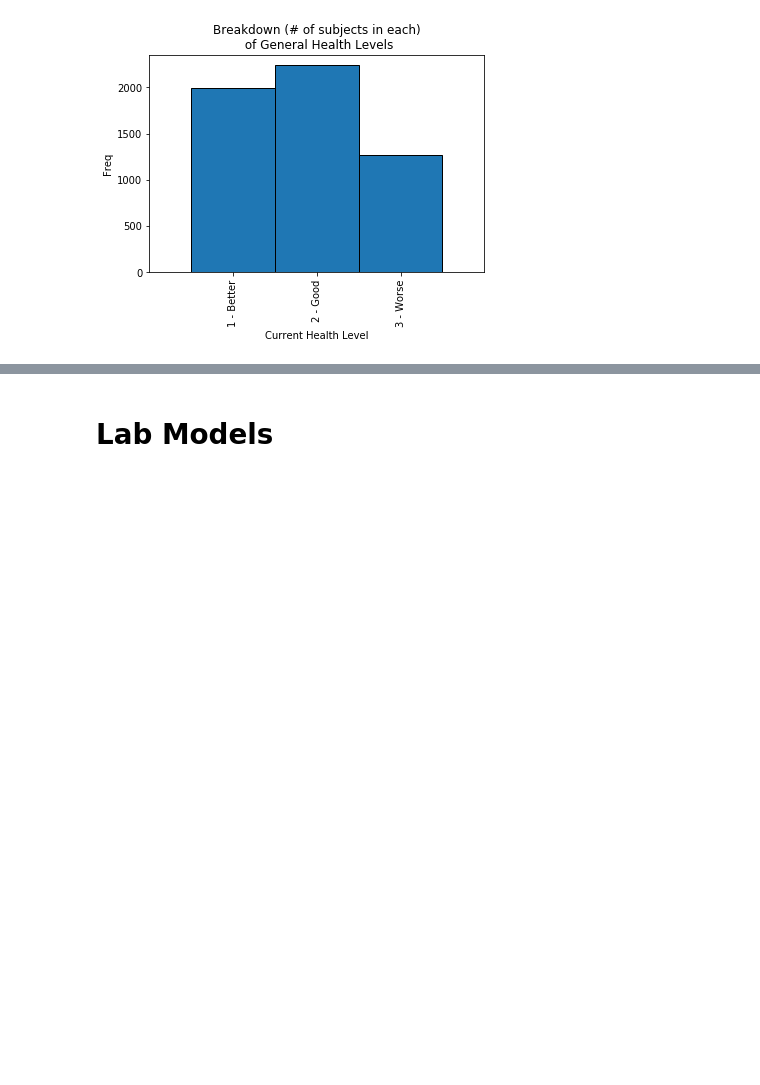
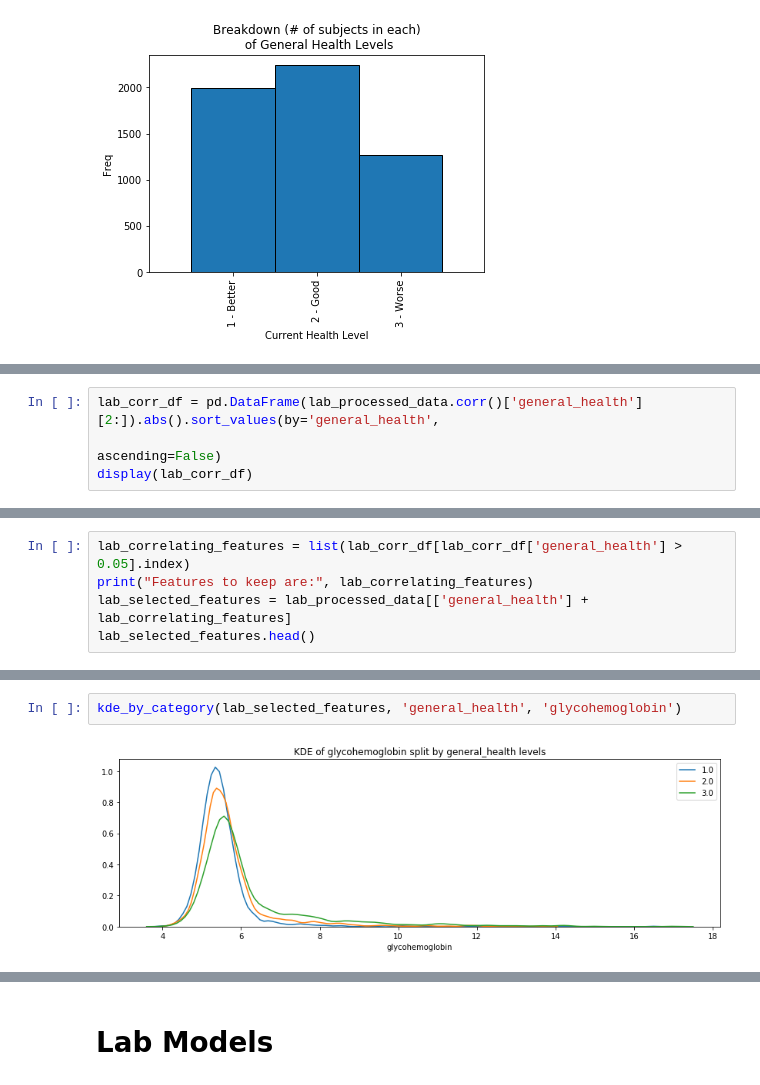
Before and after one commit to oconnoag/NHANES_General_Health_Prediction, a Jupyter notebook: general_health_eda_alijah3.ipynb, the cells around one changed output, grey strips where cells are left out. Saved outputs shown, nothing was run; the diff lists cells and outputs as text; blank space fills up the shorter version.

```diff
--- a/general_health_eda_alijah3.ipynb
+++ b/general_health_eda_alijah3.ipynb
@@ -217,0 +257,4 @@ plt.xticks(np.arange(1,4), ['1 - Better', '2 - Good', '3 - Worse'],
+# %%
+lab_corr_df = pd.DataFrame(lab_processed_data.corr()['general_health'][2:]).abs().sort_values(by='general_health',
+                                                                           ascending=False)
+display(lab_corr_df)
@@ -217,0 +282,5 @@ plt.xticks(np.arange(1,4), ['1 - Better', '2 - Good', '3 - Worse'],
+# %%
+lab_correlating_features = list(lab_corr_df[lab_corr_df['general_health'] > 0.05].index)
+print("Features to keep are:", lab_correlating_features)
+lab_selected_features = lab_processed_data[['general_health'] + lab_correlating_features]
+lab_selected_features.head()
@@ -217,0 +301,4 @@ plt.xticks(np.arange(1,4), ['1 - Better', '2 - Good', '3 - Worse'],
+# %%
+kde_by_category(lab_selected_features, 'general_health', 'glycohemoglobin')
+# %% [output]
+[figure, added]
```
Also changed, not shown: parts of 50 cells of this notebook.
